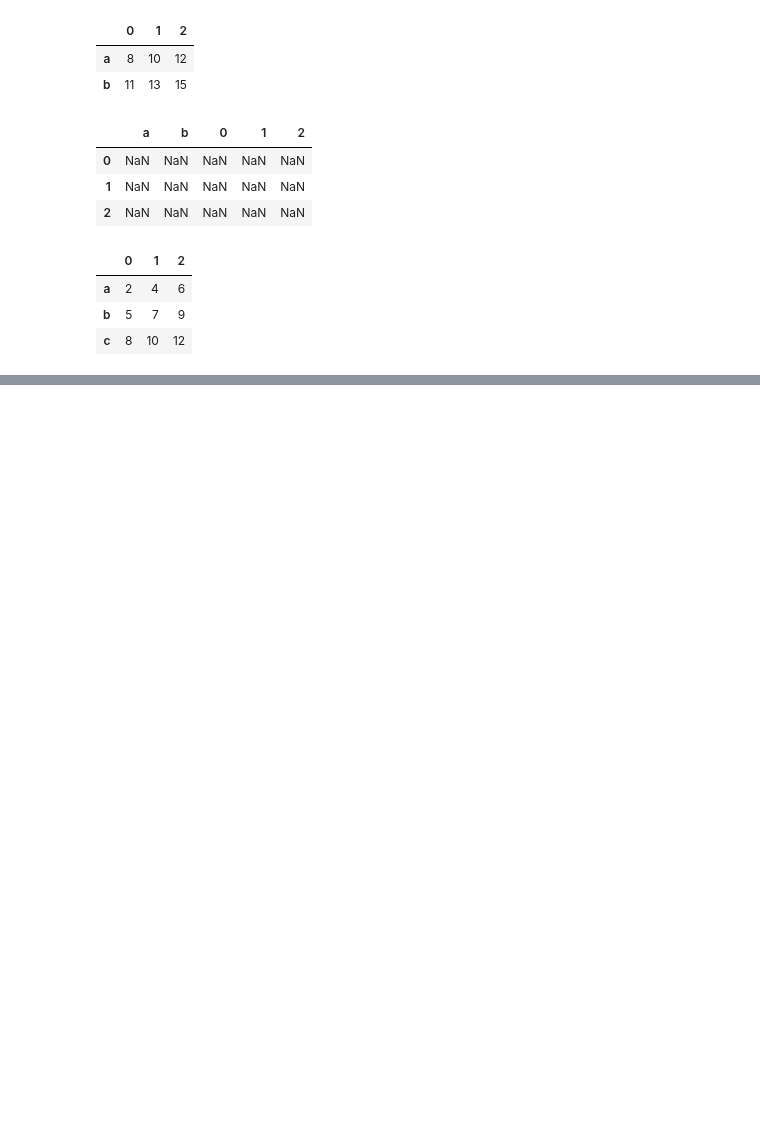
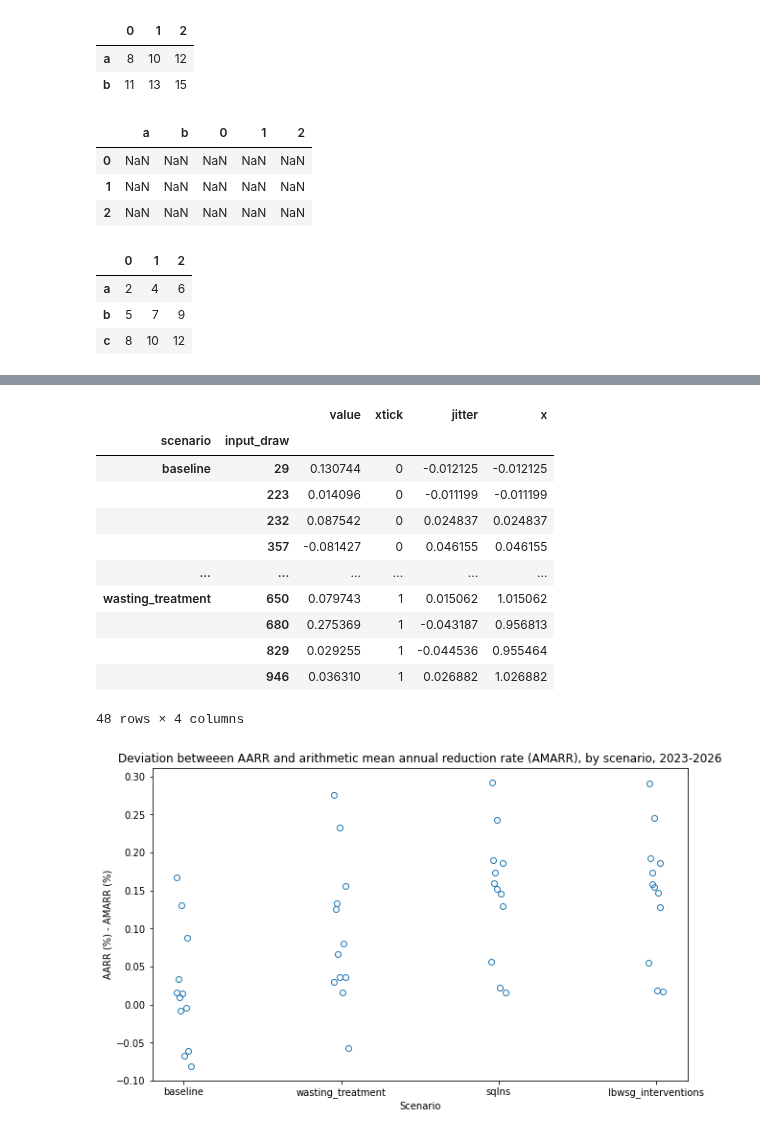
Before and after one commit to ihmeuw/vivarium_research_ciff_sam, a Jupyter notebook: model_validation/model5/2022_02_04a_v5.3.2_AARR.ipynb, the cells around one changed output, grey strips where cells are left out. Cells and saved outputs as stored; diff of their text form; code cells hidden in the pictures; blank space fills up the shorter version.

```diff
--- a/model_validation/model5/2022_02_04a_v5.3.2_AARR.ipynb
+++ b/model_validation/model5/2022_02_04a_v5.3.2_AARR.ipynb
@@ -272,7 +272,7 @@ Name: value, dtype: float64
 # %%
 # Compute relative reduction year-by-year
 # The AARR is a kind of average of these numbers
-v = df['value'].to_numpy()
+v = data['value'].to_numpy()
 relative_reductions = (v[:-1]-v[1:])/v[:-1]
 relative_reductions
 # %% [output]
@@ -626,0 +708,31 @@ Name: (c, 0), dtype: int64
+# %%
+%%time
+def compute_average_relative_reductions(prevalence_df):
+    def mean_reduction_rate(values):
+        values=values.array
+        return ((values[:-1]-values[1:])/values[:-1]).mean()
+
+    def rms_reduction_rate(values):
+        """Computes the root mean square of the relative reductions in values."""
+        values=values.array
+        return np.sqrt((((values[:-1]-values[1:])/values[:-1])**2).mean())
+
+    def geometric_mean_reduction_rate(values):
+        values=values.array
+        relative_reductions = (values[:-1]-values[1:])/values[:-1]
+        if (relative_reductions > 0).all():
+            return np.exp(np.log(relative_reductions).mean())
+        else:
+            return np.nan
+
+    def exp_mean_reduction_rate(values):
+        values=values.array
+        return np.log(np.exp((values[:-1]-values[1:])/values[:-1]).mean())
+
+    result = prevalence_df.groupby(['scenario', 'input_draw'])['value'].agg(
+        [mean_reduction_rate, rms_reduction_rate, geometric_mean_reduction_rate, exp_mean_reduction_rate]
+    )
+    return result
+
+naive_aarr_df = compute_average_relative_reductions(gam_prevalence)
+naive_aarr_df
@@ -626,0 +758,3 @@ Name: (c, 0), dtype: int64
+# %%
+aarr_comparison_df = (100*naive_aarr_df).join(aarr_df.set_index(['scenario', 'input_draw'])['value'].rename('aarr'))
+aarr_comparison_df
@@ -626,0 +802,22 @@ Name: (c, 0), dtype: int64
+# %%
+fig, ax = plt.subplots(figsize=(10,6))
+aarr_bar_scatter(
+    (aarr_comparison_df['aarr']-aarr_comparison_df['mean_reduction_rate']).rename('value').reset_index(),
+    ylabel="AARR (%) - AMARR (%)",
+    title=("Deviation betweeen AARR and arithmetic mean annual reduction rate (AMARR), by scenario"
+    f", {stunted_prevalence.year.min()}-{stunted_prevalence.year.max()}"),
+)
+# %% [output]
+|  |  | value | xtick | jitter | x |
+| scenario | input_draw |  |  |  |  |
+| baseline | 29 | 0.130744 | 0 | -0.012125 | -0.012125 |
+|  | 223 | 0.014096 | 0 | -0.011199 | -0.011199 |
+|  | 232 | 0.087542 | 0 | 0.024837 | 0.024837 |
+|  | 357 | -0.081427 | 0 | 0.046155 | 0.046155 |
+| ... | ... | ... | ... | ... | ... |
+| wasting_treatment | 650 | 0.079743 | 1 | 0.015062 | 1.015062 |
+|  | 680 | 0.275369 | 1 | -0.043187 | 0.956813 |
+|  | 829 | 0.029255 | 1 | -0.044536 | 0.955464 |
+|  | 946 | 0.036310 | 1 | 0.026882 | 1.026882 |
+48 rows × 4 columns
+[figure, added]
```
Also changed, not shown: parts of 31 cells of this notebook.
